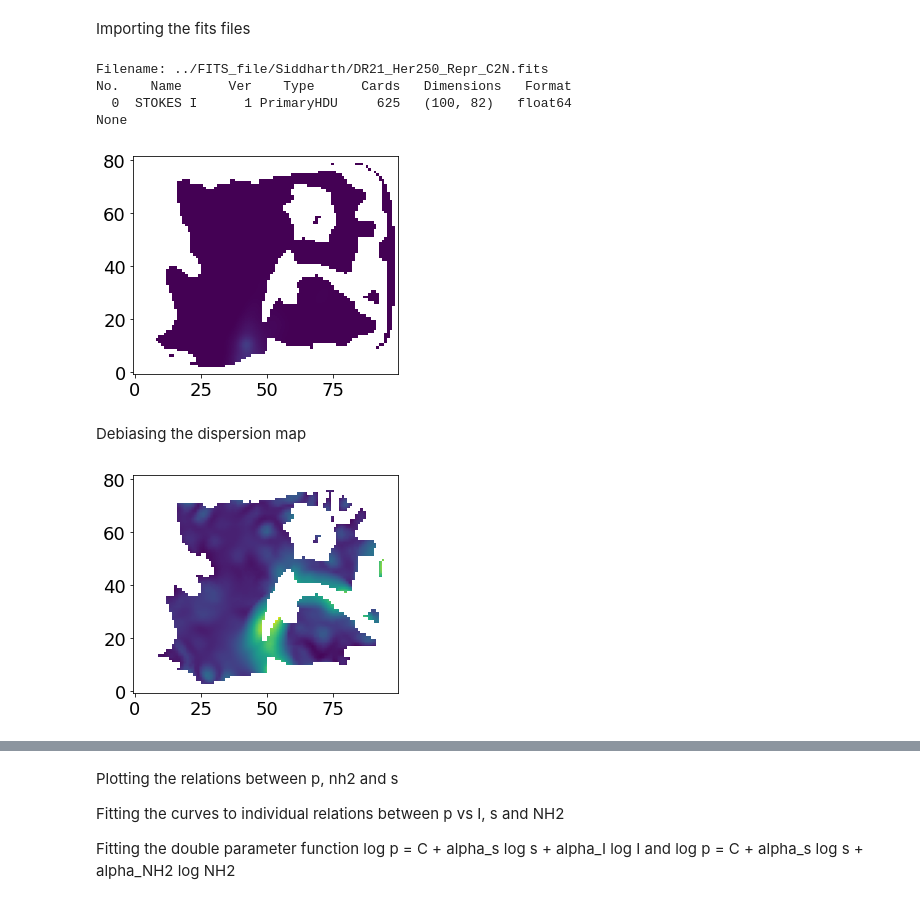
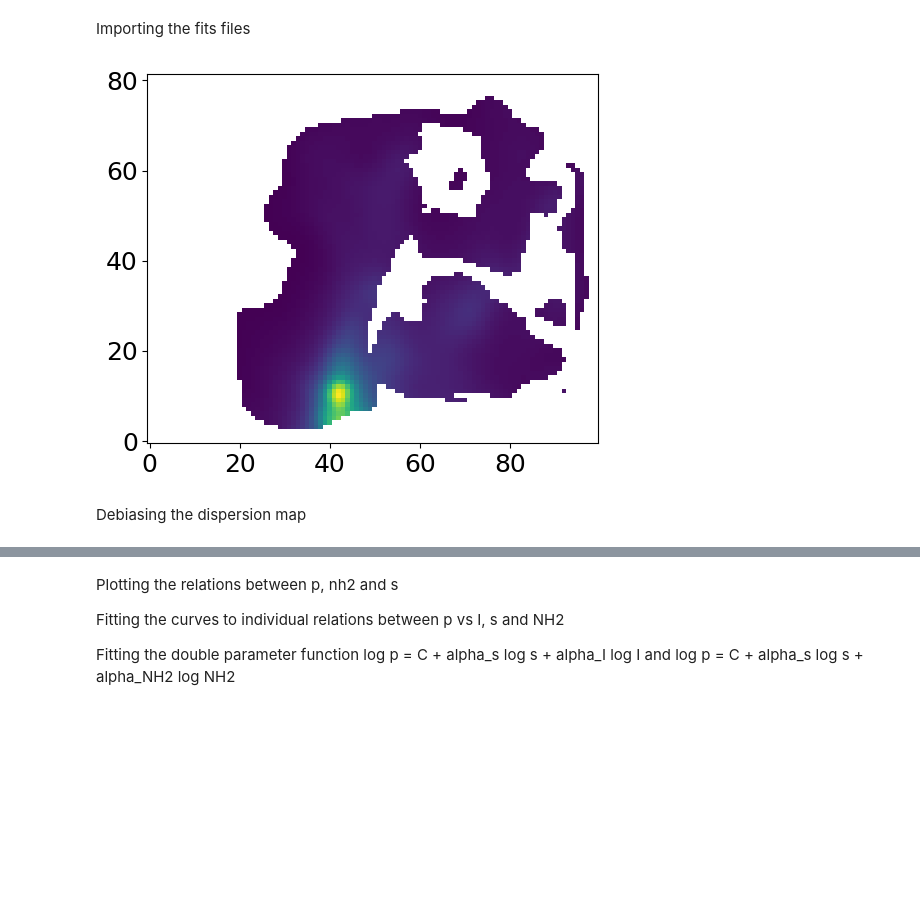
Before and after one commit to Siddharth3-14/Internship-MIT, a Jupyter notebook: dr21_C2N_analysis.ipynb, the cells around one changed output, grey strips where cells are left out. Saved outputs shown, nothing was run; the diff lists cells and outputs as text; code cells hidden in the pictures; blank space fills up the shorter version.

```diff
--- a/dr21_C2N_analysis.ipynb
+++ b/dr21_C2N_analysis.ipynb
@@ -76,11 +76,11 @@ hdul2 = fits.open(FITS2)
 hdul3 = fits.open(FITS3)
 hdul4 = fits.open(FITS4)
 hdul5 = fits.open(FITS5)
-print(hdul5.info())
+
+
 
 MapStokesI = hdul[0]
 MapStokesIError = hdul[1]
-
 MapStokesQ = hdul[2]
 MapStokesU = hdul[4]
 MapDebPol = hdul[8]
@@ -95,24 +95,29 @@ MapTemperature = hdul3[0]
 Map8Micron = hdul4[0]
 MapHer250 = hdul5[0]
 
+
+
 MapPolSNR = MapDebPol.copy()
 BlankedMapPol = MapDebPol.copy()
 BlankedMapPolAngle = MapPolAngle.copy()
 BlankedMapPolAngleError = MapPolAngleError.copy()
+BlankedMapPolAngleNonRotated = MapPolAngleNonRotated.copy()
 BlankedMapStokesI = MapStokesI.copy()
 BlankedMapStokesQ = MapStokesQ.copy()
 BlankedMapStokesU = MapStokesU.copy()
 BlankedMapColumnDensity = MapColumndensity.copy()
 BlankedMapTemperature = MapTemperature.copy()
-BlankedMapPolAngleNonRotated = MapPolAngleNonRotated.copy()
 BlankedMap8Mircon = Map8Micron.copy()
 BlankedMapHer250 = MapHer250.copy()
+
+
 
 ######## taking points only with singal to noise ratio more than 3
 MapPolSNR.data[:] = np.nan
 MapPolSNR.data = MapDebPol.data/MapDebPolError.data
+
+
 Selector = (MapPolSNR.data < 3)
-
 BlankedMapPol.data[Selector] = np.nan
 BlankedMapPolAngle.data[Selector] = np.nan
 BlankedMapPolAngleError.data[Selector] = np.nan
@@ -123,8 +128,11 @@ BlankedMapPolAngleNonRotated.data[Selector] = np.nan
 BlankedMapColumnDensity.data[Selector] = np.nan
 BlankedMapTemperature.data[Selector] = np.nan
 BlankedMap8Mircon.data[Selector] = np.nan
-# BlankedMapHer250.data[Selector] = np.nan
+BlankedMapHer250.data[Selector] = np.nan
 
+
+
+############## removing any points with pfrac above 50
 Selector = (BlankedMapPol.data>50)
 BlankedMapPol.data[Selector] = np.nan
 BlankedMapPolAngle.data[Selector] = np.nan
@@ -136,45 +144,41 @@ BlankedMapPolAngleNonRotated.data[Selector] = np.nan
 BlankedMapColumnDensity.data[Selector] = np.nan
 BlankedMapTemperature.data[Selector] = np.nan
 BlankedMap8Mircon.data[Selector] = np.nan
-# BlankedMapHer250.data[Selector] = np.nan
+BlankedMapHer250.data[Selector] = np.nan
 
 
-Selector = MapStokesI.data/MapStokesIError.data < 25
+############# removing any data points with I/I_error < 100
+Selector = MapStokesI.data/MapStokesIError.data < 100
 BlankedMapPol.data[Selector] = np.nan
 BlankedMapPolAngle.data[Selector] = np.nan
 BlankedMapPolAngleError.data[Selector] = np.nan
 BlankedMapStokesI.data[Selector] = np.nan
 BlankedMapStokesQ.data[Selector] = np.nan
 BlankedMapStokesU.data[Selector] = np.nan
 BlankedMapPolAngleNonRotated.data[Selector] = np.nan
 BlankedMapColumnDensity.data[Selector] = np.nan
 BlankedMapTemperature.data[Selector] = np.nan
 BlankedMap8Mircon.data[Selector] = np.nan
-# BlankedMapHer250.data[Selector] = np.nan
+BlankedMapHer250.data[Selector] = np.nan
+
 
 BlankedMapColumnDensity.data = BlankedMapColumnDensity.data*(BlankedMapStokesI.data/BlankedMapStokesI.data)
 BlankedMapTemperature.data = BlankedMapTemperature.data*(BlankedMapStokesI.data/BlankedMapStokesI.data)
 BlankedMap8Mircon.data = BlankedMap8Mircon.data*(BlankedMapStokesI.data/BlankedMapStokesI.data)
 BlankedMapPolAngleError.data = BlankedMapPolAngleError.data*(BlankedMapStokesI.data/BlankedMapStokesI.data)
-# BlankedMapHer250.data = BlankedMapHer250.data*(BlankedMapStokesI.data/BlankedMapStokesI.data)
+BlankedMapHer250.data = BlankedMapHer250.data*(BlankedMapStokesI.data/BlankedMapStokesI.data)
 
 
 
 ############## generating the RA and DEC mesh
 DEC_grid,RA_grid = generate_RA_DEC_mesh(hdul[0])
 seperation = MapPolAngle.copy()
 
 plt.figure()
-plt.imshow(BlankedMapStokesI.data,origin='lower',vmin = 1,vmax = 45)
+plt.imshow(BlankedMapStokesI.data,origin='lower')
 plt.show()
-
-BlankedMapStokesI.writeto('dr21_C2N_intensity.fits')
 # %% [output]
-Filename: ../FITS_file/Siddharth/DR21_Her250_Repr_C2N.fits
-No.    Name      Ver    Type      Cards   Dimensions   Format
-  0  STOKES I      1 PrimaryHDU     625   (100, 82)   float64
-None
-[figure, old version]
+[figure, new version]
 # %%
 
 set_delta = 0.5   # in arcminute
@@ -204,10 +208,3 @@ for i in range(RA_grid.shape[0]):
         sigma_S_map.data[i,j] = sigma_S
 # %% [markdown]
 Debiasing the dispersion map
-# %%
-S_map_deb = S_map.copy()
-S_map_deb.data = np.sqrt(S_map.data**2 - sigma_S_map.data**2)
-plt.imshow(S_map_deb.data,origin='lower')
-plt.show()
-# %% [output]
-[figure, removed]
```
Also changed, not shown: parts of 29 cells of this notebook, 2 other files.
